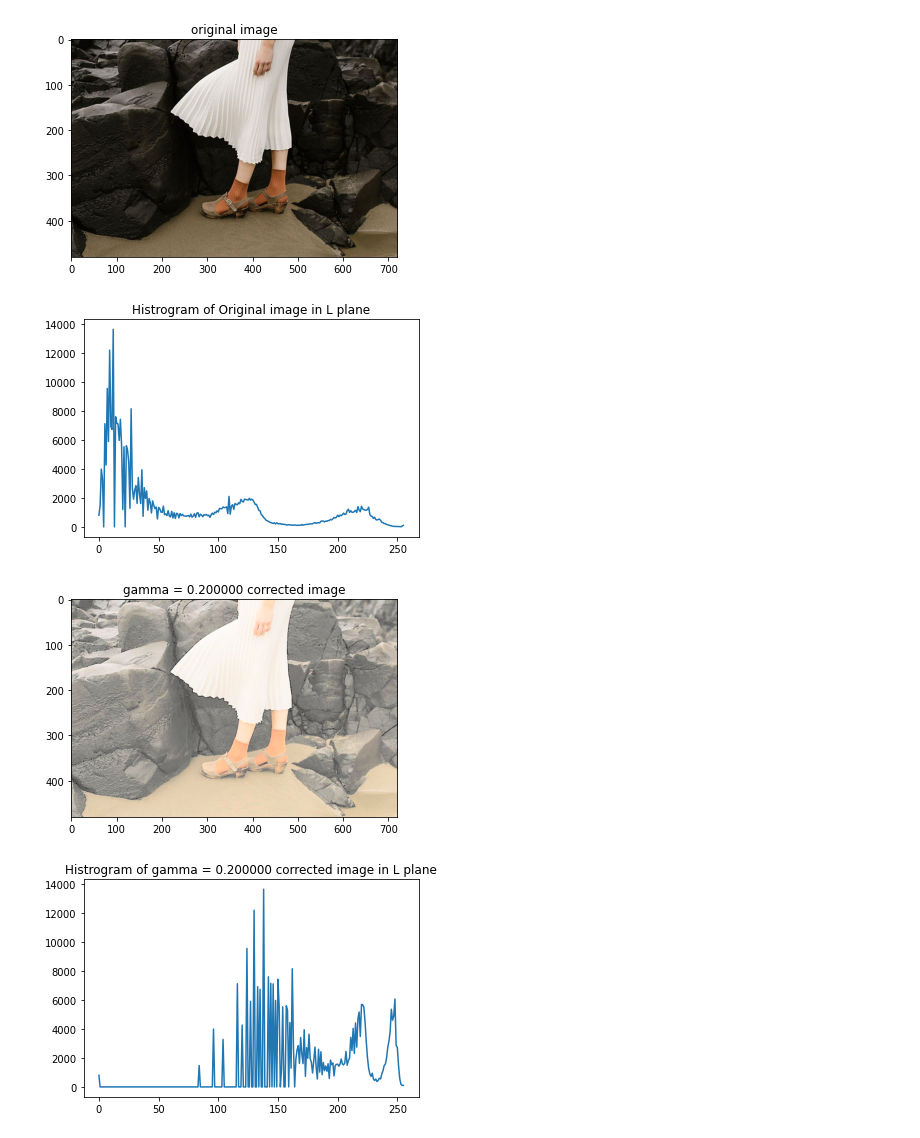
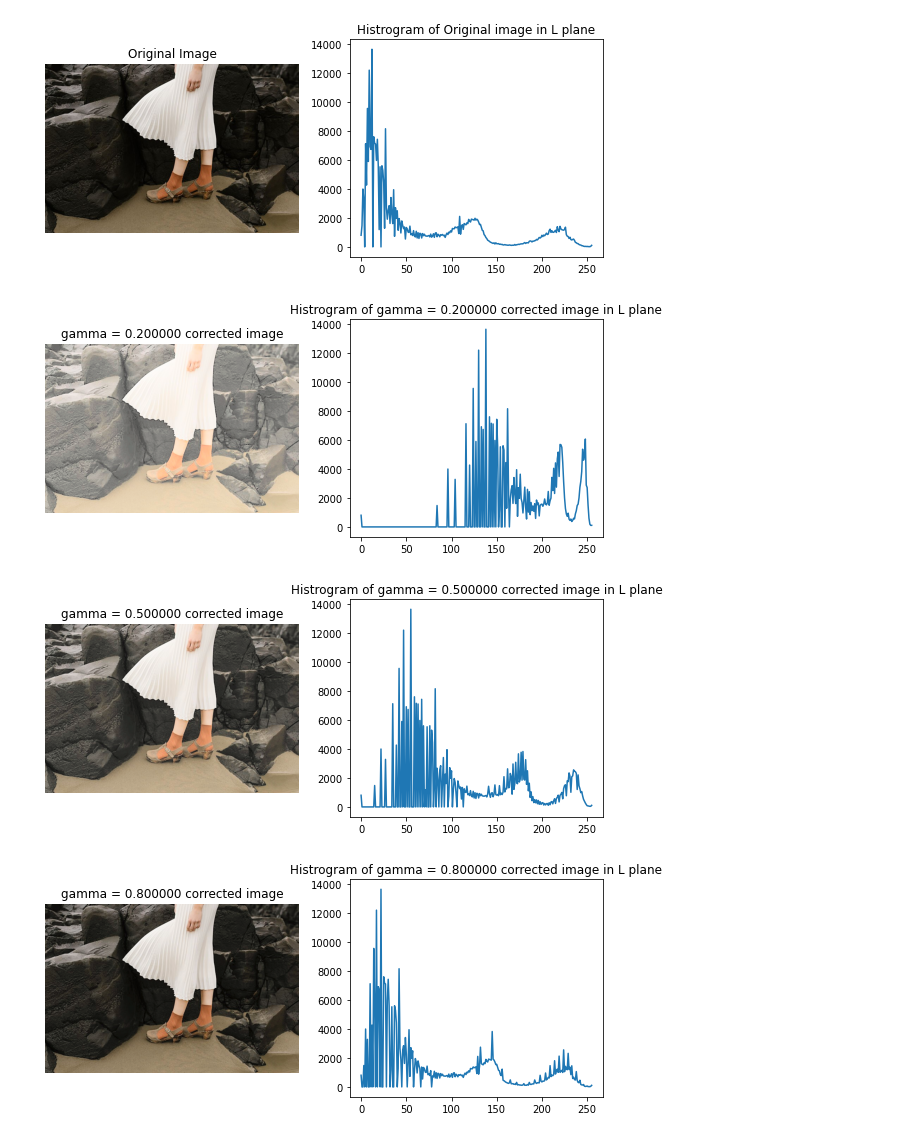
Before and after one commit to Poogitha/Codings, a Jupyter notebook: 190280N_EN2550_Assignment_01.ipynb, the cells around one changed output. Drawn from its saved outputs; the diff is of its cells as text; code cells hidden in the pictures.

```diff
--- a/190280N_EN2550_Assignment_01.ipynb
+++ b/190280N_EN2550_Assignment_01.ipynb
@@ -103,43 +95,44 @@ plt.show()
 # %%
 import numpy as np
 import cv2 as cv
 import matplotlib.pyplot as plt
 img= cv.imread(r'Assignment Images/highlights_and_shadows.jpg',cv.IMREAD_UNCHANGED)
 assert img is not None
 cv.namedWindow('Image',cv.WINDOW_AUTOSIZE)
 cv.imshow('image',img)
 cv.waitKey(0)
-plt.figure()
-plt.imshow(cv.cvtColor(img, cv.COLOR_BGR2RGB))
-plt.title("original image")
 
 lab = cv.cvtColor(img, cv.COLOR_BGR2LAB)
 l,a,b = cv.split(lab)
 hist_img=cv.calcHist([lab],[0],None,[256],[0,256])
-fig,ax=plt.subplots()
-ax.plot(hist_img)
-ax.title.set_text("Histrogram of Original image in L plane")
+gamma = [0.2,0.5,0.8,1.2,2]
+fig,ax=plt.subplots(1,2,figsize=(10,4))
+ax[0].imshow(cv.cvtColor(img,cv.COLOR_BGR2RGB))
+ax[0].set_title("Original Image")
+ax[1].plot(hist_img)
+ax[1].set_title("Histrogram of Original image in L plane")
+ax[0].axis('off')
+plt.show()
 
-gamma = [0.2,0.5,0.8,1.2,2]
-for i in gamma:
-    t= np.array([(p/255)**i*255 for p in range(0,256)]).astype(np.uint8)
+for i in range(len(gamma)):
+    t= np.array([(p/255)**gamma[i]*255 for p in range(0,256)]).astype(np.uint8)
     g_l=cv.LUT(l,t)
     g_lab=cv.merge([g_l,a,b])
     new_img=cv.cvtColor(g_lab,cv.COLOR_LAB2BGR)
+    hist_new=cv.calcHist([g_lab],[0],None,[256],[0,256])
     cv.imshow('gamma corrected image',new_img)
     cv.waitKey(0)
     cv.destroyAllWindows()
 
-    plt.figure()
-    plt.imshow(cv.cvtColor(new_img, cv.COLOR_BGR2RGB))
-    plt.title(f"gamma = %f corrected image" % i)
+    fig,ax=plt.subplots(1,2,figsize=(10,4))
+    ax[0].imshow(cv.cvtColor(new_img,cv.COLOR_BGR2RGB))
+    ax[0].set_title(f"gamma = %f corrected image" % gamma[i])
+    ax[1].plot(hist_new)
+    ax[1].set_title(f"Histrogram of gamma = %f corrected image in L plane" % gamma[i])
+    ax[0].axis("off")
     plt.show()
-    hist_new_img=cv.calcHist([g_lab],[0],None,[256],[0,256])
-    fig,ax=plt.subplots()
-    ax.plot(hist_new_img)
-    ax.title.set_text(f"Histrogram of gamma = %f corrected image in L plane" % i)
 # %% [output]
-[figure, old version]
+[figure, new version]
-[figure, old version]
+[figure, new version]
-[figure, old version]
+[figure, new version]
-[figure, old version]
+[figure, new version]
```
Also changed, not shown: parts of 6 cells of this notebook.
